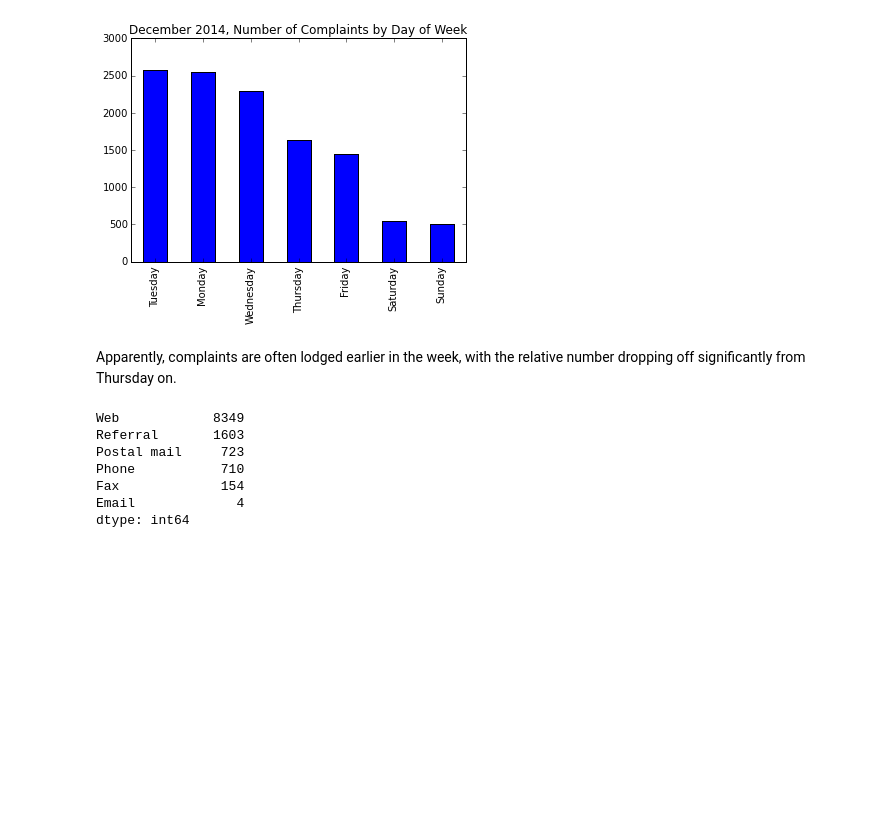
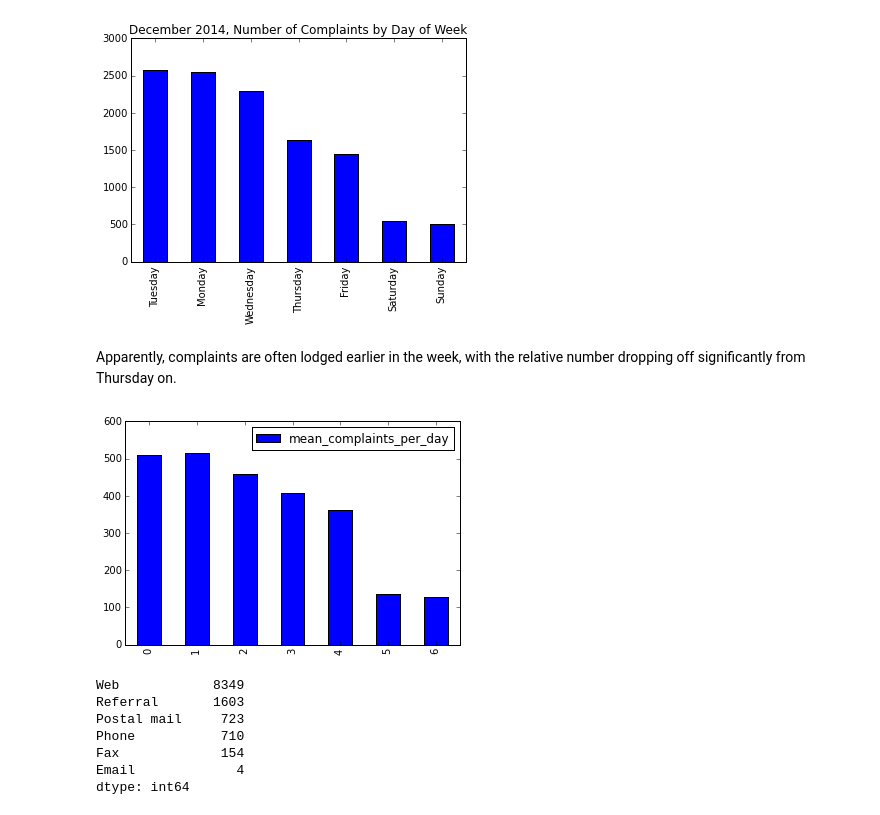
Before and after one commit to ahartz1/consumer-complaints, a Jupyter notebook: consumer-complaints.ipynb, the cells around one changed output. Saved outputs shown, nothing was run; the diff lists cells and outputs as text; code cells hidden in the pictures; blank space fills up the shorter version.

Commit message:
Add mean calculation

```diff
--- a/consumer-complaints.ipynb
+++ b/consumer-complaints.ipynb
@@ -151,6 +151,15 @@ plt.show()
 [figure]
 # %% [markdown]
 Apparently, complaints are often lodged earlier in the week, with the relative number dropping off significantly from Thursday on.
+# %%
+mean_by_day = cdata['Complaint ID'].resample('d', how=['count'])
+mean_by_day['weekday'] = mean_by_day.index.weekday
+means = [mean_by_day[mean_by_day.weekday == x].mean()[0] for x in range(7)]
+means_pd = pd.DataFrame(means).rename(columns={0: 'mean_complaints_per_day'})
+pd.DataFrame(means).rename(columns={0: 'mean_complaints_per_day'}).plot(kind='bar')
+plt.show()
+# %% [output]
+[figure, added]
 # %%
 cdata['Submitted via'].value_counts()
 # %% [output]
```
